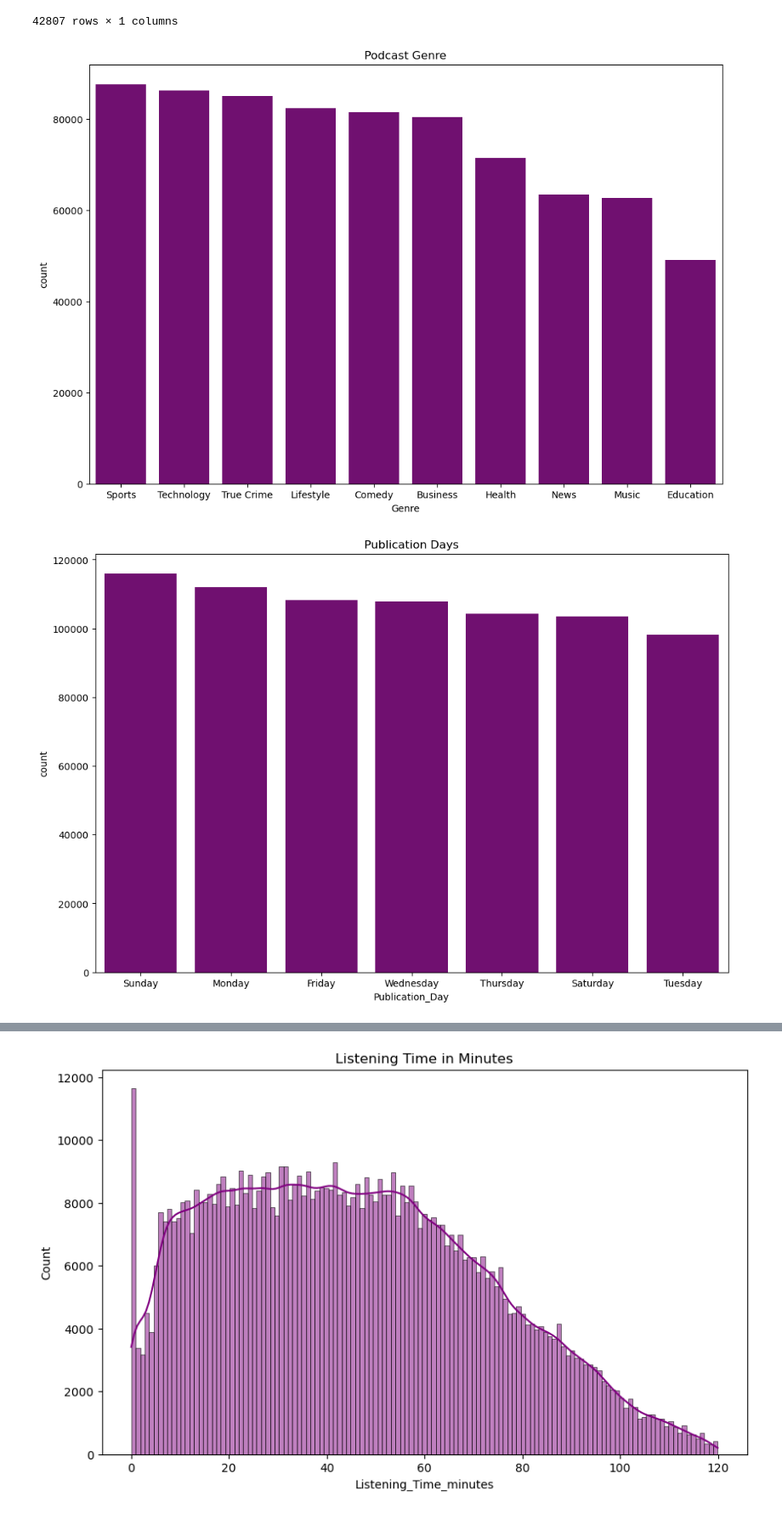
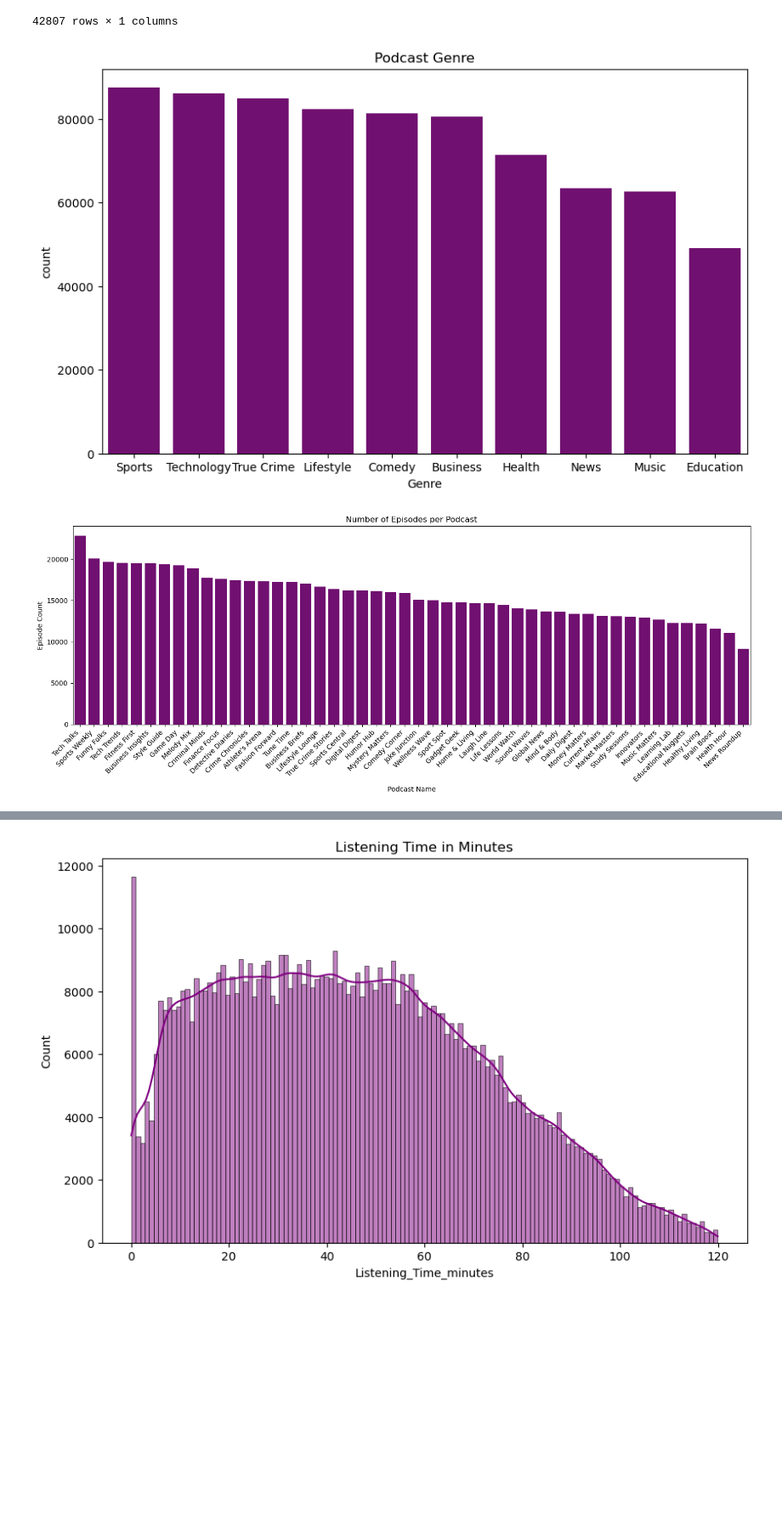
Before and after one commit to MaimunaBawa/Predict-Podcast-Listening-Time, a Jupyter notebook: Code/EDA-1.ipynb, the cells around one changed output, grey strips where cells are left out. Shown at 85% size. Saved outputs shown, nothing was run; the diff lists cells and outputs as text; code cells hidden in the pictures; blank space fills up the shorter version.

```diff
--- a/Code/EDA-1.ipynb
+++ b/Code/EDA-1.ipynb
@@ -167,28 +196,56 @@ df_time.to_frame()
 | 69.18963 | 2 |
 | 21.75737 | 2 |
 42807 rows × 1 columns
-# %%
-#Plot are bar graph with showing the various genres within the dataset
-#Get the count of each topic as a DataFrame
-topic_counts = df["Genre"].value_counts().reset_index()
-topic_counts.columns = ["Genre", "count"]
-
-#Plot histogram of showing "topic" within dataset
-plt.figure(figsize=(12,8))
-sns.barplot(data = topic_counts,x = "Genre",y ="count",color="purple")
-plt.title("Podcast Genre",loc= "center")
-plt.show()
-# %% [output]
-[figure, removed]
-# %%
-#Get the count of each topic as a DataFrame
-topic_counts = df["Publication_Day"].value_counts().reset_index()
-topic_counts.columns = ["Publication_Day", "count"]
-
-#Plot histogram of showing "topic" within dataset
-plt.figure(figsize=(12,8))
-sns.barplot(data = topic_counts,x = "Publication_Day",y ="count",color="purple")
-plt.title("Publication Days",loc= "center")
-plt.show()
-# %% [output]
-[figure, removed]
+# %%
+#Plot are bar graph with showing the various genres within the dataset
+#Get the count of each Genre as a DataFrame
+Genre_counts = df["Genre"].value_counts().reset_index()
+Genre_counts.columns = ["Genre", "count"]
+
+#Plot histogram of showing "topic" within dataset
+plt.figure(figsize=(10,6))
+sns.barplot(data = Genre_counts,x = "Genre",y ="count",color="purple")
+plt.title("Podcast Genre",loc= "center")
+plt.show()
+
+
+
+#Use groupby to to find mean of Episode_Length_minutes
+
+episode_counts = df.groupby("Podcast_Name")["Episode_Title"].count().reset_index()
+episode_counts.columns = ["Podcast_Name", "Episode_Count"]
+episode_counts = episode_counts.sort_values("Episode_Count", ascending=False)
+
+plt.figure(figsize=(15, 6))
+sns.barplot(data =episode_counts,x = "Podcast_Name",y ="Episode_Count",color="purple")
+plt.xticks(rotation=45, ha='right')  # rotate x-axis labels for readability
+plt.title("Number of Episodes per Podcast")
+plt.xlabel("Podcast Name")
+plt.ylabel("Episode Count")
+plt.tight_layout()
+plt.show()
+
+
+#Get the count of each "Publication_Day" as a DataFrame
+Pub_counts = df["Publication_Day"].value_counts().reset_index()
+Pub_counts.columns = ["Publication_Day", "count"]
+
+#Plot histogram of showing "Publication_Day" within dataset
+plt.figure(figsize=(10,6))
+sns.barplot(data = Pub_counts,x = "Publication_Day",y ="count",color="purple")
+plt.title("Publication Days",loc= "center")
+plt.show()
+
+# Get the count of each "Publication_Time" as a DataFrame
+Time_counts = df["Publication_Time"].value_counts().reset_index()
+Time_counts.columns = ["Publication_Time", "count"]
+
+
+#Plot histogram of showing "Publication_Times" within dataset
+plt.figure(figsize=(10,6))
+sns.barplot(data = Time_counts,x = "Publication_Time",y ="count",color="purple")
+plt.title("Publication Time",loc= "center")
+plt.show()
+# %% [output]
+[figure, added]
+[figure, added]
```
Also changed, not shown: parts of 14 cells of this notebook, 2 other files.
